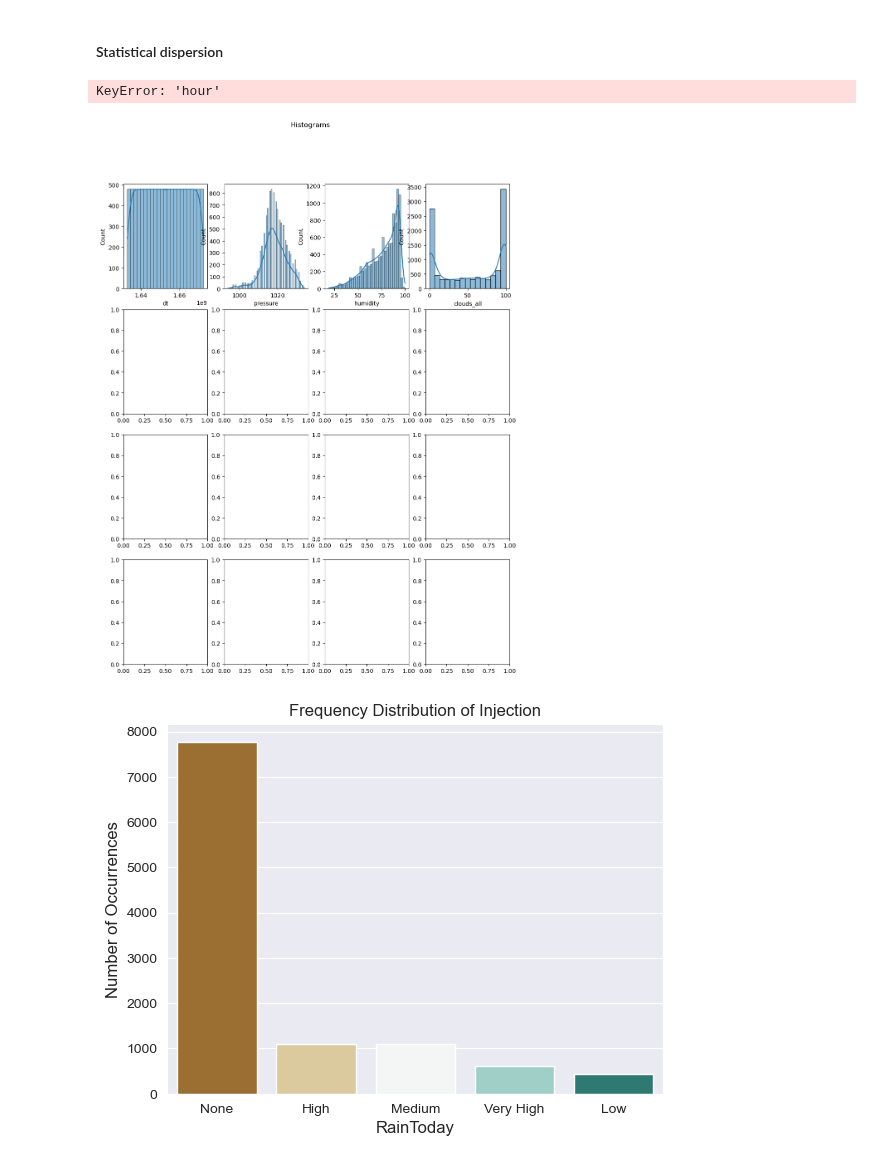
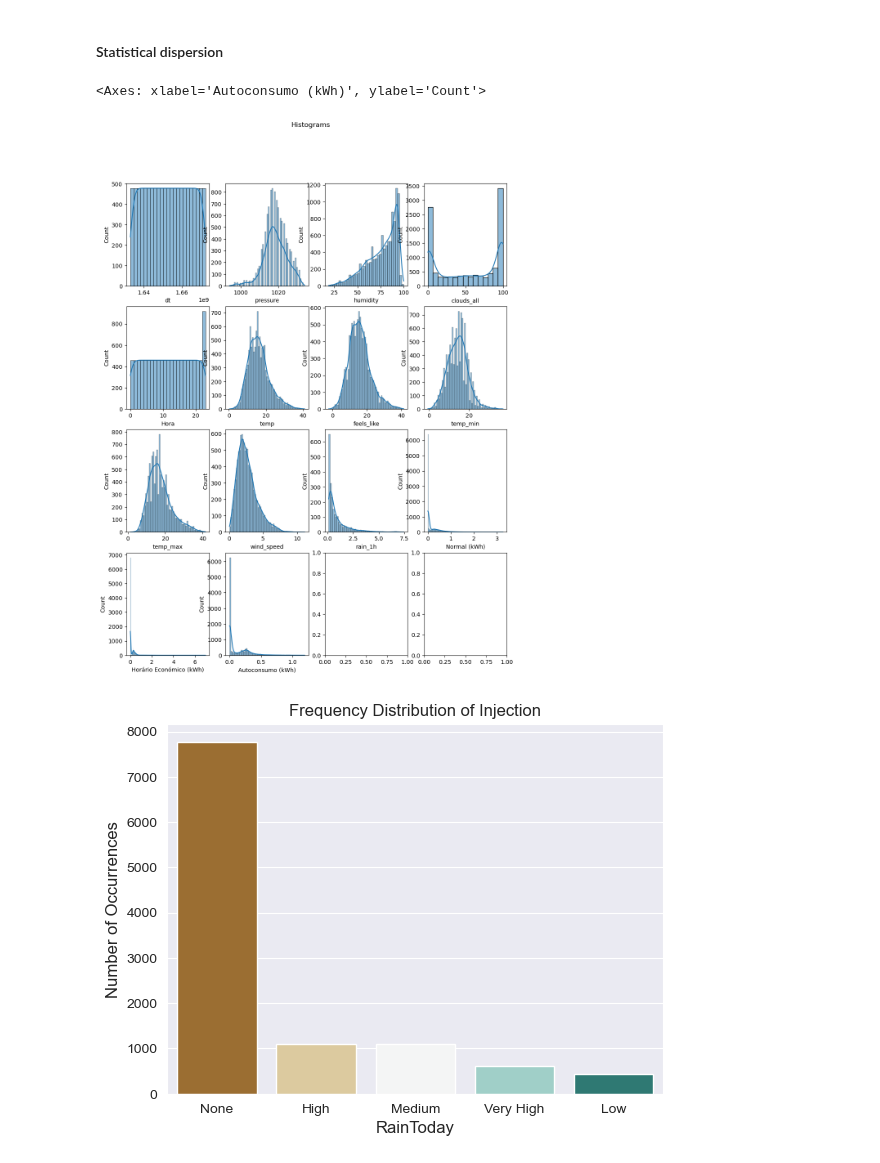
Before and after one commit to goncalobraga27/DAA, a Jupyter notebook: src/parte2/data_exploration/data_exploration2.ipynb, the cells around one changed output. Cells and saved outputs as stored; diff of their text form; code cells hidden in the pictures.

```diff
--- a/src/parte2/data_exploration/data_exploration2.ipynb
+++ b/src/parte2/data_exploration/data_exploration2.ipynb
@@ -270,24 +274,24 @@ KeyError: 'hour'
 # %%
 fig, axs = plt.subplots(4, 4, figsize=(12, 15))
 fig.suptitle("Histograms")
 
 sns.histplot(df["dt"], ax=axs[0,0], kde=True)
 sns.histplot(df["pressure"], ax=axs[0,1], kde=True)
 sns.histplot(df["humidity"], ax=axs[0,2], kde=True)
 sns.histplot(df["clouds_all"], ax=axs[0,3], kde=True)
-sns.histplot(df["hour"], ax=axs[1,0], kde=True)
+sns.histplot(df["Hora"], ax=axs[1,0], kde=True)
 sns.histplot(df["temp"], ax=axs[1,1], kde=True)
 sns.histplot(df["feels_like"], ax=axs[1,2], kde=True)
 sns.histplot(df["temp_min"], ax=axs[1,3], kde=True)
 sns.histplot(df["temp_max"], ax=axs[2,0], kde=True)
 sns.histplot(df["wind_speed"], ax=axs[2,1], kde=True)
 sns.histplot(df["rain_1h"], ax=axs[2,2], kde=True)
-sns.histplot(df["normal"], ax=axs[2,3], kde=True)
-sns.histplot(df["economic_schedule"], ax=axs[3,0], kde=True)
-sns.histplot(df["self-consumption"], ax=axs[3,1], kde=True)
+sns.histplot(df["Normal (kWh)"], ax=axs[2,3], kde=True)
+sns.histplot(df["Horário Económico (kWh)"], ax=axs[3,0], kde=True)
+sns.histplot(df["Autoconsumo (kWh)"], ax=axs[3,1], kde=True)
 # %% [output]
-KeyError: 'hour'
+<Axes: xlabel='Autoconsumo (kWh)', ylabel='Count'>
-[figure, old version]
+[figure, new version]
 # %%
 injection_count = df['Injeção na rede (kWh)'].value_counts()
 sns.set_style('darkgrid')
```
Also changed, not shown: parts of 13 cells of this notebook.
